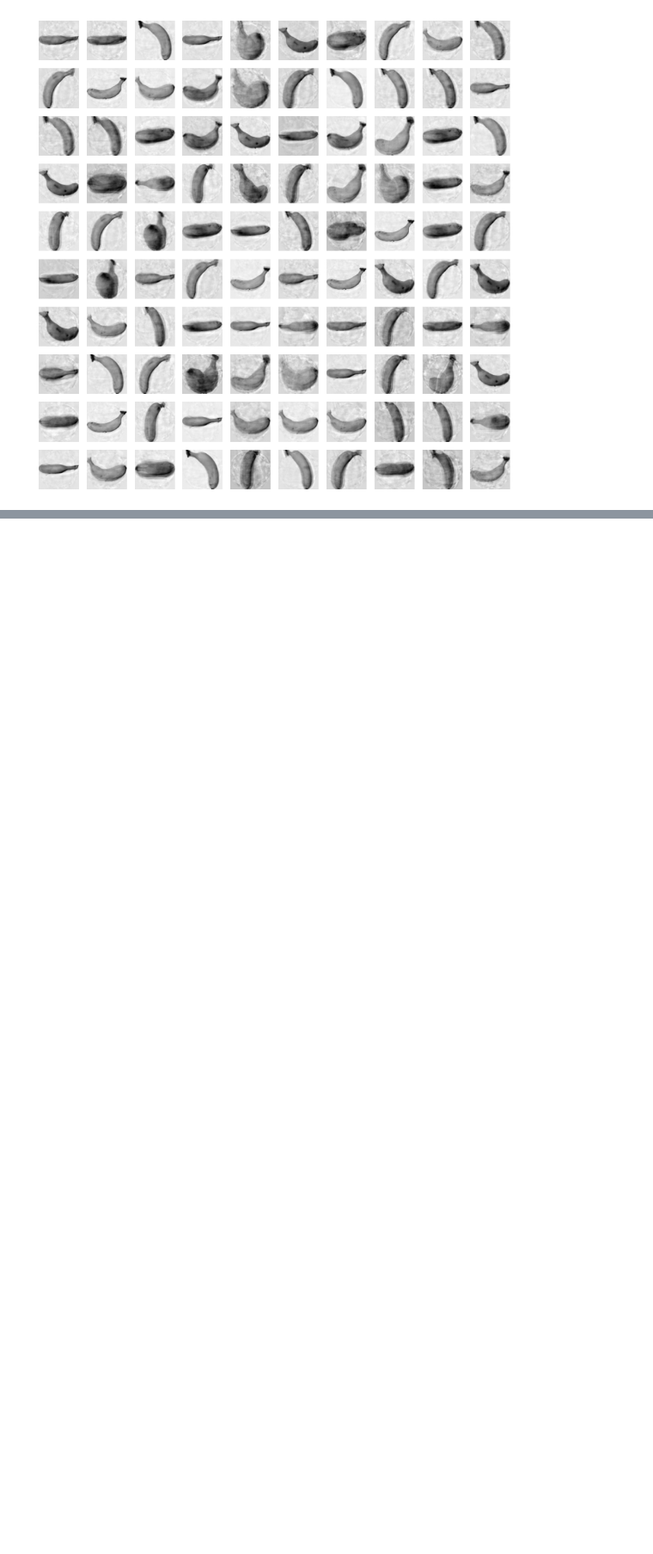
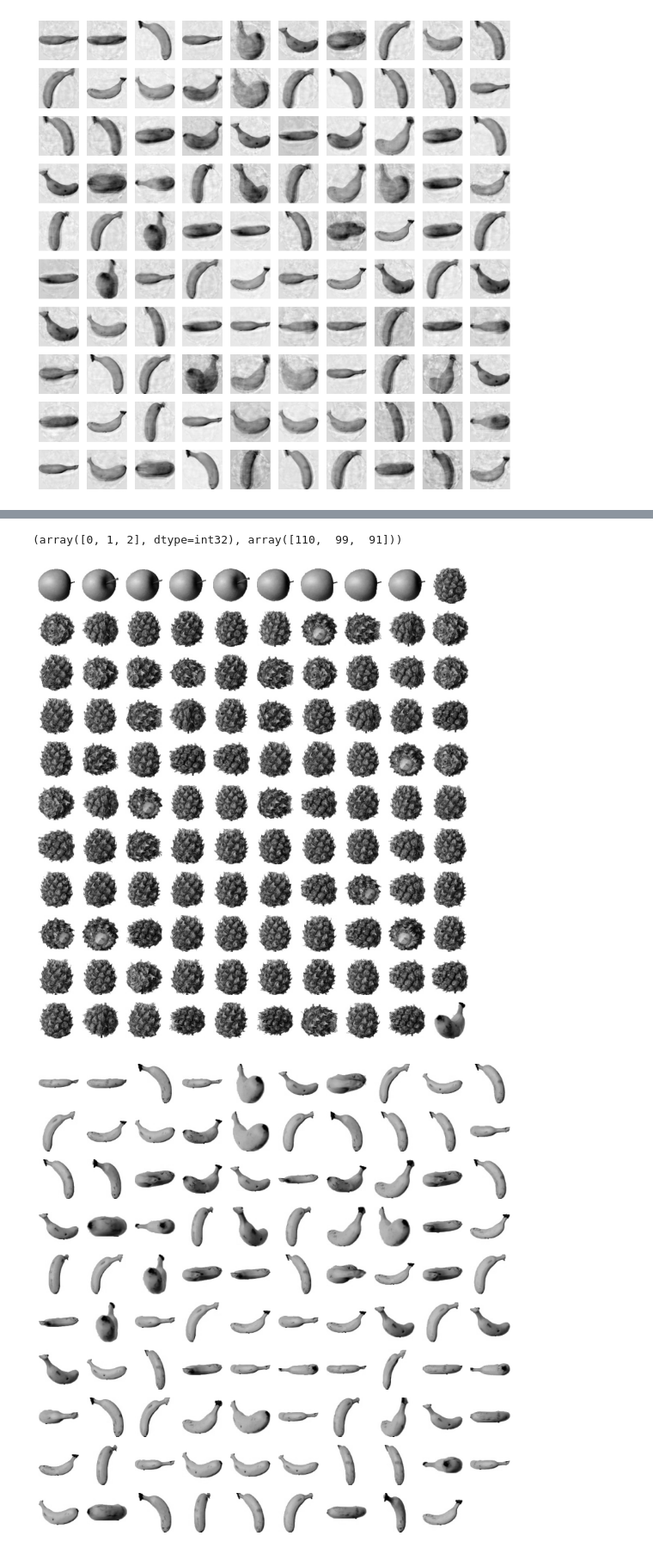
Before and after one commit to Junha9/AI, a Jupyter notebook: Self_Learning_ML_DL/Chapter_06_3.ipynb, the cells around one changed output, grey strips where cells are left out. Shown at 86% size. Drawn from its saved outputs; the diff is of its cells as text; code cells hidden in the pictures; blank space fills up the shorter version.

```diff
--- a/Self_Learning_ML_DL/Chapter_06_3.ipynb
+++ b/Self_Learning_ML_DL/Chapter_06_3.ipynb
@@ -65,0 +108,8 @@ for start in [0, 100, 200]:
+# %%
+# Let's use this model.
+# We can see that we can achieve 99% accuracy even though we have used only 2 principle components!
+fruits_pca = pca.transform(fruits_2d)
+print(fruits_pca.shape)
+scores = cross_validate(lr, fruits_pca, target)
+print(np.mean(scores['test_score']))
+print(np.mean(scores['fit_time']))
@@ -65,0 +137,15 @@ for start in [0, 100, 200]:
+# %%
+# This time we use KMeans to find the cluster
+km = KMeans(n_clusters=3, random_state=42)
+km.fit(fruits_pca)
+print(np.unique(km.labels_, return_counts=True))
+# %% [output]
+(array([0, 1, 2], dtype=int32), array([110,  99,  91]))
+# %%
+# Let's see which samples are classified in the clusters.
+for label in range(0,3):
+  draw_fruits(fruits[km.labels_ == label])
+  print('\n')
+# %% [output]
+[figure, added]
+[figure, added]
```
Also changed, not shown: parts of 11 cells of this notebook.
